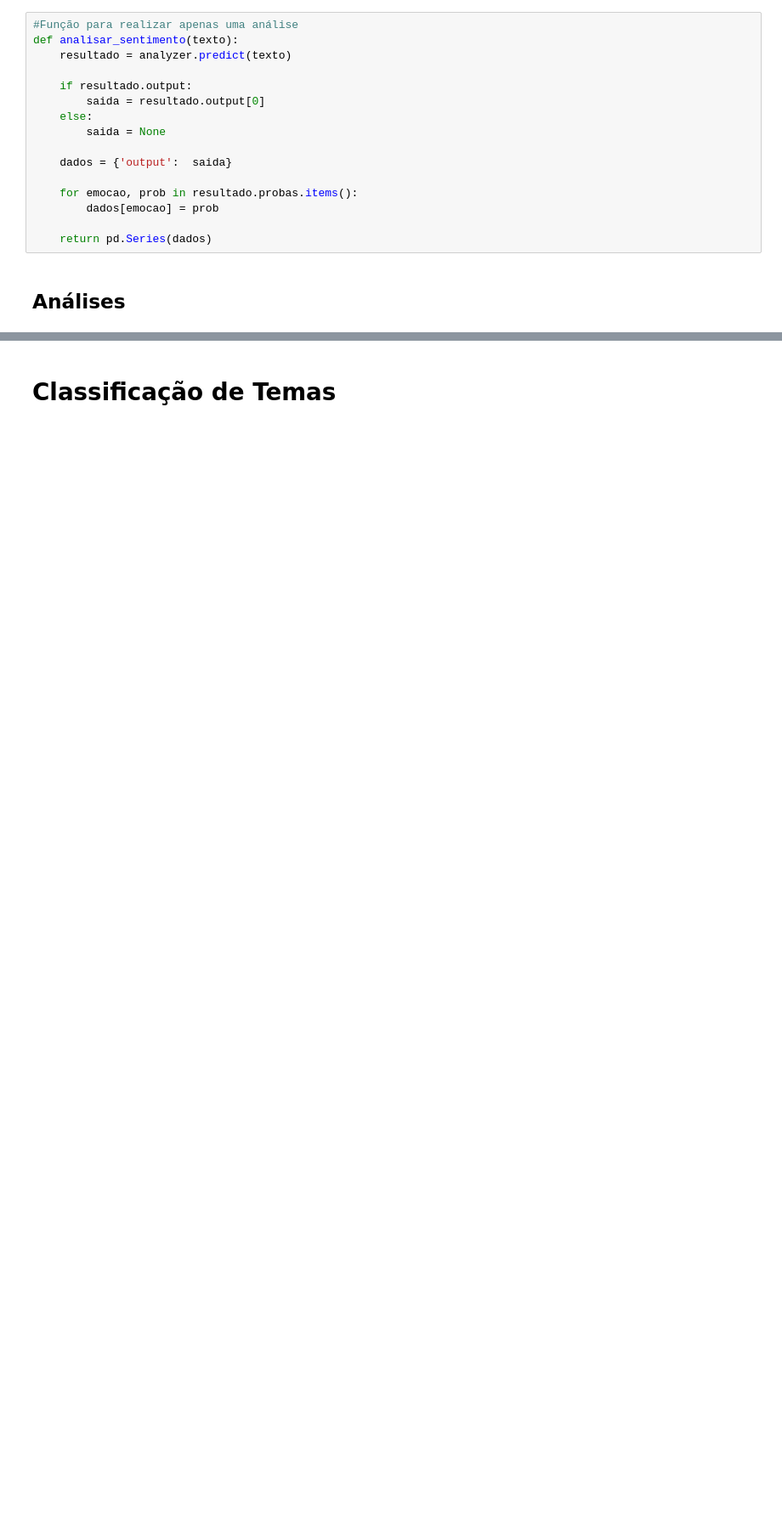
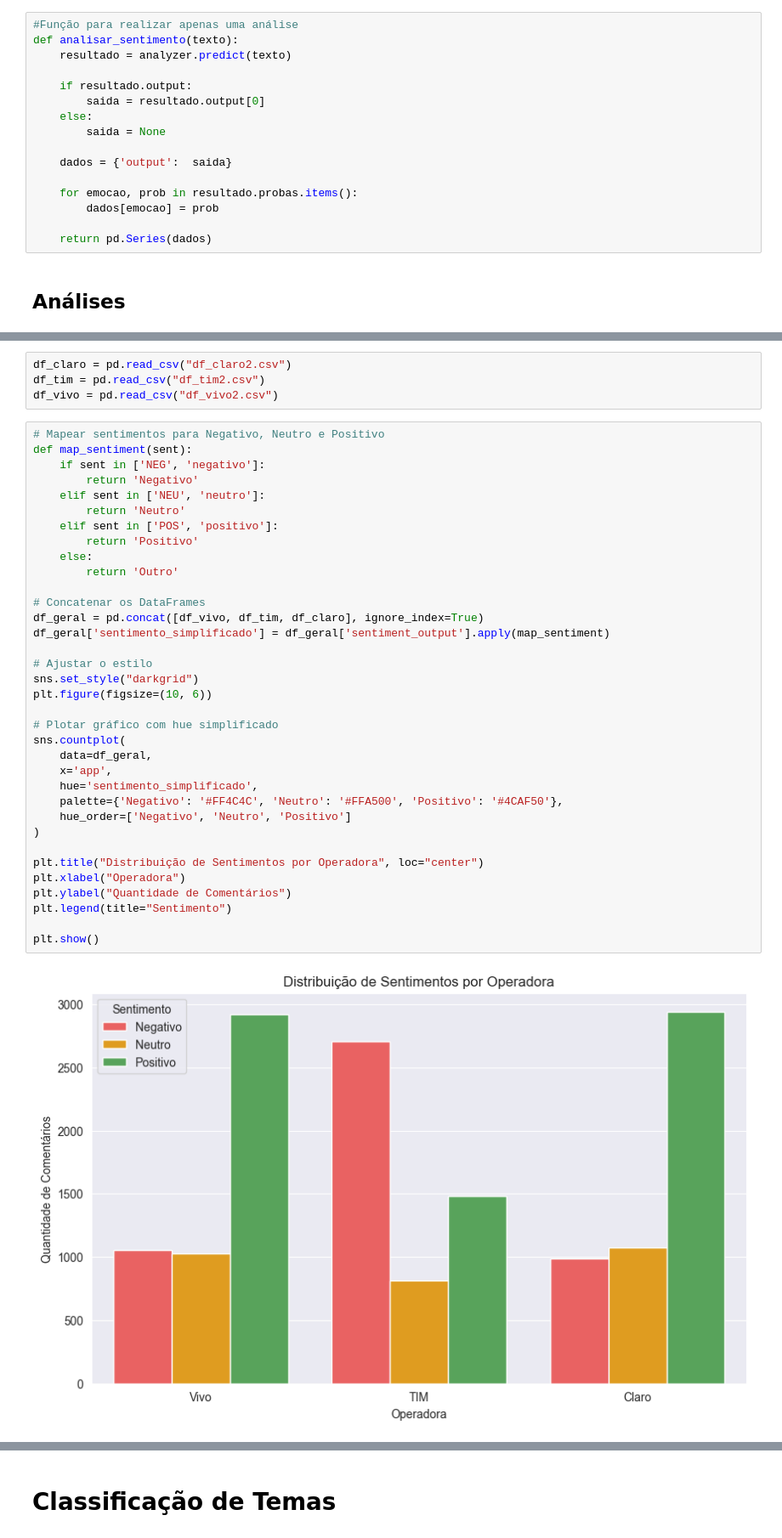
Before and after one commit to PedroReste/analises_e_insights, a Jupyter notebook: sentimentos_e_temas_de_comentarios_de_apps/notebook.ipynb, the cells around one changed output, grey strips where cells are left out. Shown at 85% size. Drawn from its saved outputs; the diff is of its cells as text; blank space fills up the shorter version.

Commit message:
Atualizando os gráficos gerais, verificar novamente a base de dados por conta dos dados altos de TIM

```diff
--- a/sentimentos_e_temas_de_comentarios_de_apps/notebook.ipynb
+++ b/sentimentos_e_temas_de_comentarios_de_apps/notebook.ipynb
@@ -448,0 +256,41 @@ fig.show()
+# %%
+df_claro = pd.read_csv("df_claro2.csv")
+df_tim = pd.read_csv("df_tim2.csv")
+df_vivo = pd.read_csv("df_vivo2.csv")
+# %%
+# Mapear sentimentos para Negativo, Neutro e Positivo
+def map_sentiment(sent):
+    if sent in ['NEG', 'negativo']:
+        return 'Negativo'
+    elif sent in ['NEU', 'neutro']:
+        return 'Neutro'
+    elif sent in ['POS', 'positivo']:
+        return 'Positivo'
+    else:
+        return 'Outro'
+
+# Concatenar os DataFrames
+df_geral = pd.concat([df_vivo, df_tim, df_claro], ignore_index=True)
+df_geral['sentimento_simplificado'] = df_geral['sentiment_output'].apply(map_sentiment)
+
+# Ajustar o estilo
+sns.set_style("darkgrid")
+plt.figure(figsize=(10, 6))
+
+# Plotar gráfico com hue simplificado
+sns.countplot(
+    data=df_geral,
+    x='app',
+    hue='sentimento_simplificado',
+    palette={'Negativo': '#FF4C4C', 'Neutro': '#FFA500', 'Positivo': '#4CAF50'},
+    hue_order=['Negativo', 'Neutro', 'Positivo']
+)
+
+plt.title("Distribuição de Sentimentos por Operadora", loc="center")
+plt.xlabel("Operadora")
+plt.ylabel("Quantidade de Comentários")
+plt.legend(title="Sentimento")
+
+plt.show()
+# %% [output]
+[figure, added]
```
Also changed, not shown: parts of 16 cells of this notebook.
